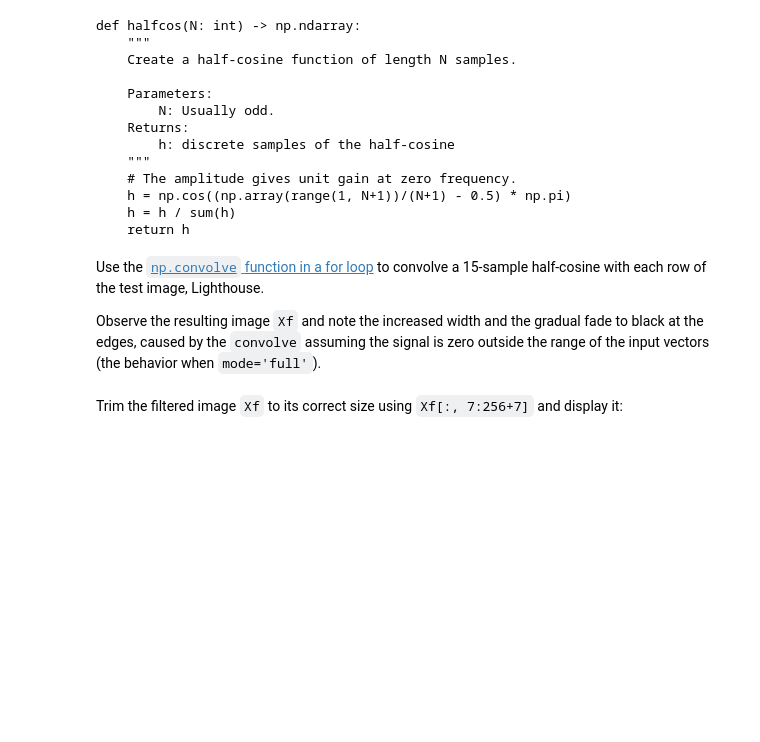
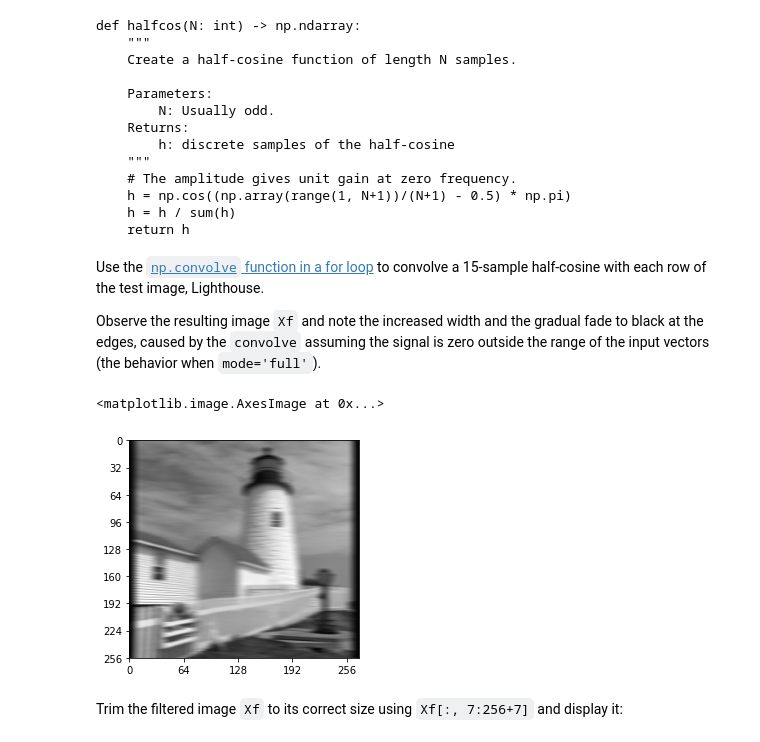
Before and after one commit to sigproc/cued_sf2_lab, a Jupyter notebook: 5-simple-image-filtering.ipynb, the cells around one changed output. Saved outputs shown, nothing was run; the diff lists cells and outputs as text; code cells hidden in the pictures; blank space fills up the shorter version.

Commit message:
Image filtering

```diff
--- a/5-simple-image-filtering.ipynb
+++ b/5-simple-image-filtering.ipynb
@@ -49,9 +49,20 @@ Use the [`np.convolve` function in a for loop](https://numpy.org/doc/stable/refe
 Observe the resulting image `Xf` and note the increased width and the gradual fade to black at the edges, caused by the `convolve` assuming the signal is zero outside the range of the input vectors (the behavior when `mode='full'`).
 # %%
 # your code here
+N = 15
+h = halfcos(15)
 
-# fig, ax = plt.subplots()
-Xf = ...
-# plot_image(Xf, ax=ax)
+fig, ax = plt.subplots()
+
+Xf_arr = []
+for row in X:
+    rowf = np.convolve(row, h, mode='full')
+    Xf_arr.append(rowf)
+
+Xf = np.array(Xf_arr)
+plot_image(Xf, ax=ax)
+# %% [output]
+<matplotlib.image.AxesImage at 0x...>
+[figure, added]
 # %% [markdown]
 Trim the filtered image `Xf` to its correct size using `Xf[:, 7:256+7]` and display it:
```
Also changed, not shown: parts of 8 cells of this notebook.
